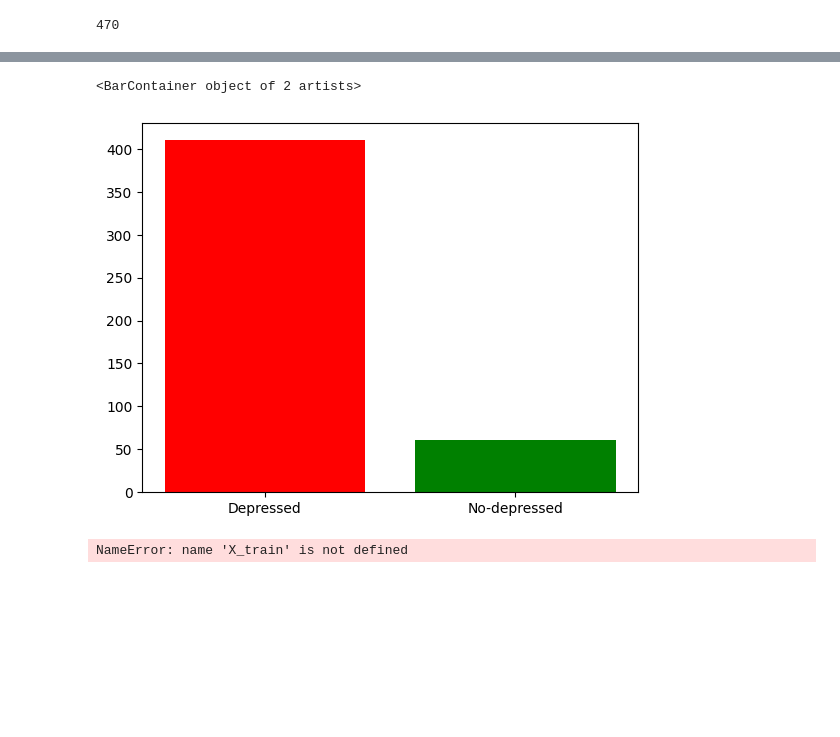
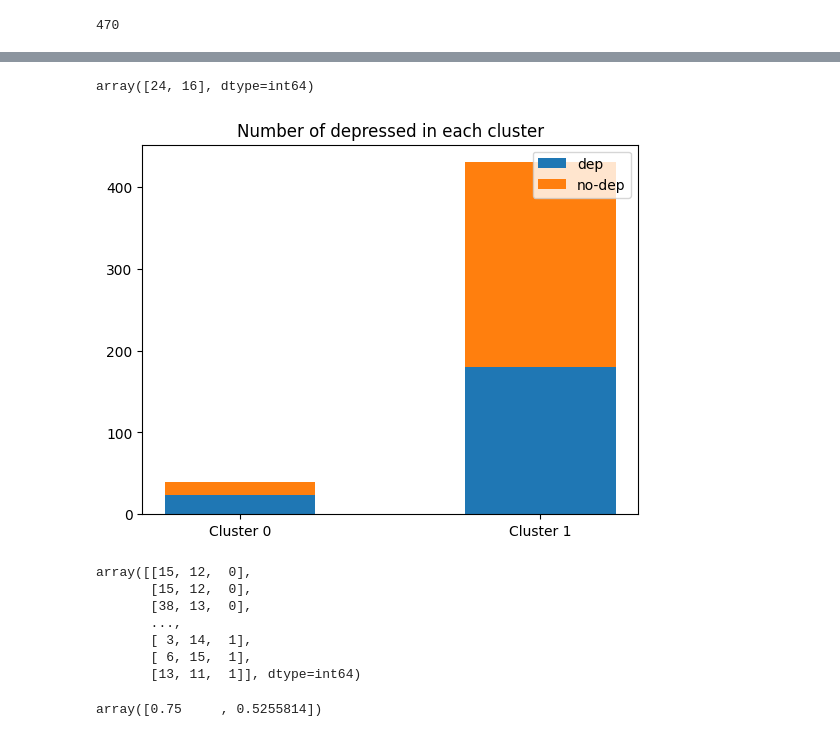
Before and after one commit to Marinku099/Sci-project-m5, a Jupyter notebook: Depressed_DataClustering.ipynb, the cells around one changed output, grey strips where cells are left out. Cells and saved outputs as stored; diff of their text form; code cells hidden in the pictures; blank space fills up the shorter version.

Commit message:
พยายามใช้คะแนนในแต่ละข้อ

```diff
--- a/Depressed_DataClustering.ipynb
+++ b/Depressed_DataClustering.ipynb
@@ -235,32 +277,46 @@ count
-# %%
-plt.bar(left, count, tick_label = ["Depressed", "No-depressed"],
-        width = 0.8, color = ['red', 'green'])
-# %% [output]
-<BarContainer object of 2 artists>
-[figure, removed]
-# %%
-X_train
-# %% [output]
-NameError: name 'X_train' is not defined
+# %%
+cm[:, 0]
+# %% [output]
+array([24, 16], dtype=int64)
 # %%
 name_cluster = (
     "Cluster 0",
     "Cluster 1",
 )
 weight_counts = {
-    "Depressed": np.array([70, 31, 58]),
-    "Non-Depressed": np.array([82, 37, 66]),
+    "dep": cm[0],
+    "no-dep": cm[1],
 }
 width = 0.5
 
 fig, ax = plt.subplots()
-bottom = np.zeros(3)
+bottom = np.zeros(2)
 
 for boolean, weight_count in weight_counts.items():
     p = ax.bar(name_cluster, weight_count, width, label=boolean, bottom=bottom)
     bottom += weight_count
 
 ax.set_title("Number of depressed in each cluster")
 ax.legend(loc="upper right")
 
 plt.show()
+# %% [output]
+[figure, added]
+# %%
+images_score[:, -3:]
+# ช่อง 1 : คะแนน CDI
+# ช่อง 2 : อายุ
+# ช่อง 3 : เป็นโรคซึมเศร้าไหม
+# %% [output]
+array([[15, 12,  0],
+       [15, 12,  0],
+       [38, 13,  0],
+       ...,
+       [ 3, 14,  1],
+       [ 6, 15,  1],
+       [13, 11,  1]], dtype=int64)
+# %%
+centroids = kmeans.cluster_centers_
+centroids[: , -1]
+# %% [output]
+array([0.75     , 0.5255814])
```
Also changed, not shown: parts of 22 cells of this notebook, 3 other files.
